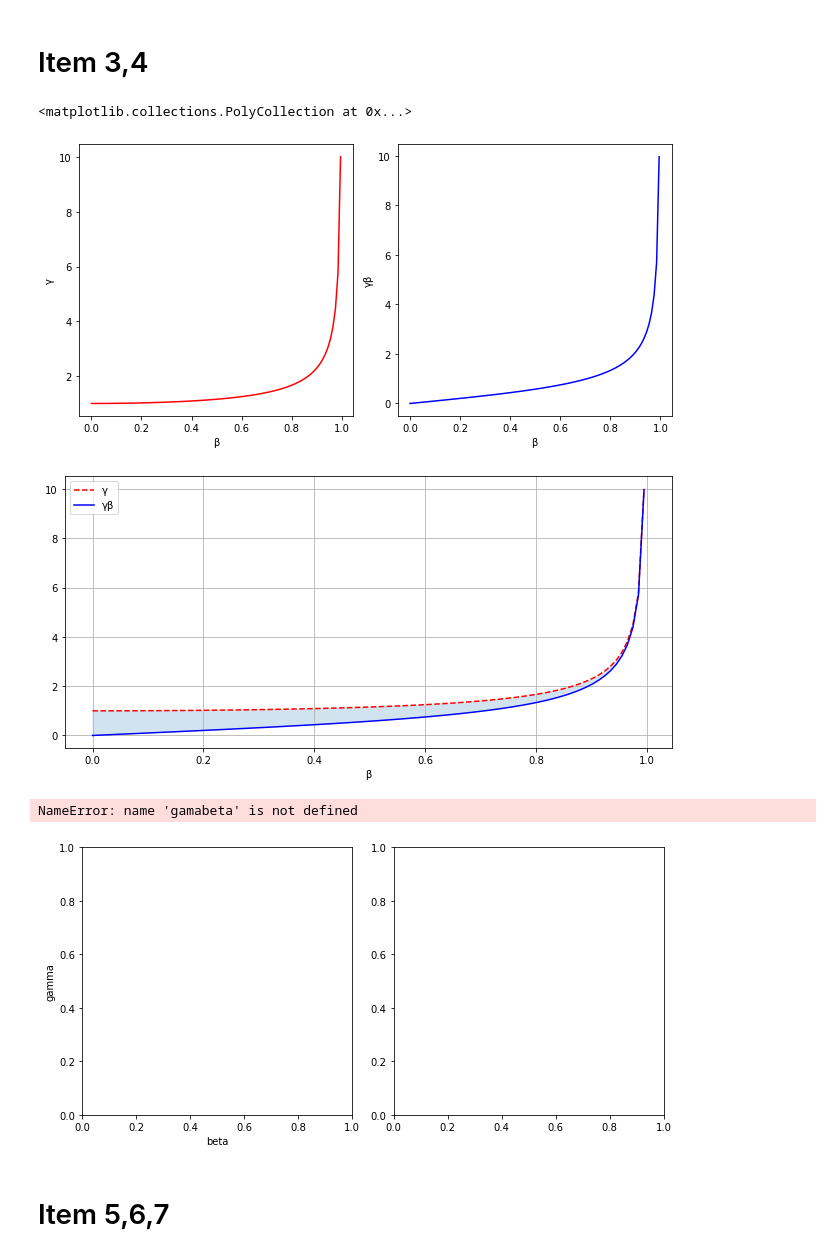
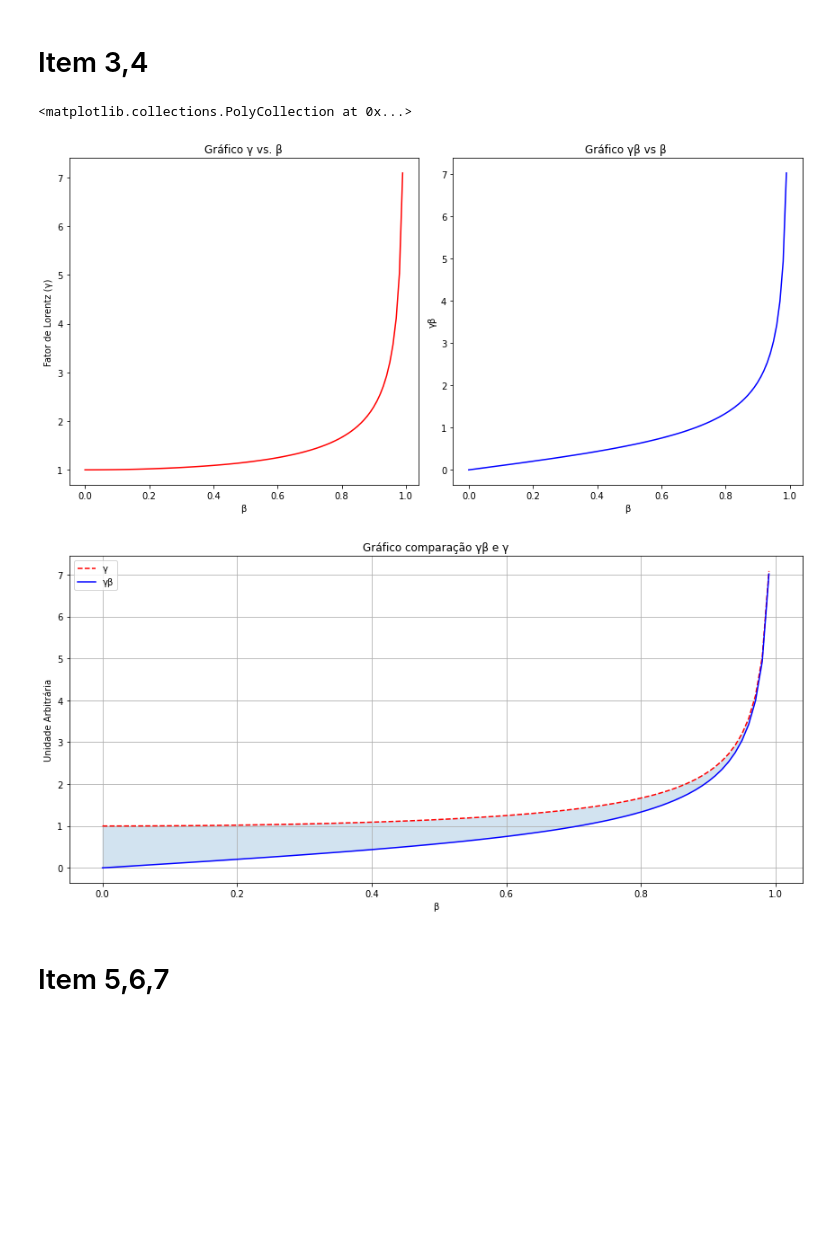
Before and after one commit to Edinaldobjr/aulas_de_python, a Jupyter notebook: Projeto1/Projeto_1.ipynb, the cells around one changed output. Cells and saved outputs as stored; diff of their text form; code cells hidden in the pictures; blank space fills up the shorter version.

```diff
--- a/Projeto1/Projeto_1.ipynb
+++ b/Projeto1/Projeto_1.ipynb
@@ -6,9 +17,10 @@
 import math as mt
 import numpy as np
 
-beta = 0.1
+beta = 0.6
 def gamma(beta):
-    return  1/(mt.sqrt(1- beta**2))
+    """Função que toma um único valor de beta como argumento e retorna gamma"""
+    return  1 / (mt.sqrt(1 - beta**2))
 
 print(gamma(beta))
 # %% [output]
@@ -19,11 +31,13 @@ print(gamma(beta))
 import math as mt
 import numpy as np
 
-beta = np.array([0.1, 0.2])
+beta = np.array([0.1, 0.2]) # Gerando um beta qualquer
+
 def gamma(beta):
+    """Função que toma o parametro beta como argumento e retorna gamma"""
     nova_lista = []
     for (i, valor) in enumerate(beta):
-        novo_elemento = 1/(mt.sqrt(1- valor**2))
+        novo_elemento = 1 / (mt.sqrt(1 - valor**2))
         nova_lista.append(novo_elemento)
     return nova_lista
 
@@ -35,71 +49,46 @@ print(gamma(beta))
 # %%
 import math as mt
 import numpy as np
 import matplotlib.pyplot as plt
-%matplotlib inline
 
-beta = np.linspace(0,0.995,100)
+# vetor de beta
+beta = np.arange(0,0.995,0.01)
 
-#gamma calculado a partir de Beta
+# gamma calculado a partir de Beta
 def gamma(beta):
+    """Função que toma beta como argumento e retorna gamma"""
     nova_lista = []
     for (i, valor) in enumerate(beta):
         novo_elemento = 1/(mt.sqrt(1- valor**2))
         nova_lista.append(novo_elemento)
     return nova_lista
 
-#print(gamma3(beta))
-
-#print(gamma(beta)*beta)
-
-
 x = beta
 
-
-fig, ax = plt.subplots(1,2,figsize=(9, 4.5), tight_layout=True )
+fig, ax = plt.subplots(1,2,figsize=(12, 6), tight_layout=True )
+ax[0].set_title('Gráfico γ vs. β')
 ax[0].set_xlabel('β')
-ax[0].set_ylabel('γ')
+ax[0].set_ylabel('Fator de Lorentz (γ)')
 ax[0].plot(x , gamma(beta), 'r-')
 
+ax[1].set_title('Gráfico γβ vs β ')
 ax[1].set_xlabel('β')
 ax[1].set_ylabel('γβ')
 ax[1].plot(x , beta*gamma(beta),'b-')
 
-#plot = plt.plot(x, gamma3(beta), 'r--', x, gamma3(beta)*beta, 'b-')  comparar os plots
-fig1, ax1 = plt.subplots(figsize=(9, 4.5), tight_layout=True )
+# comparar os plots
+fig1, ax1 = plt.subplots(figsize=(12, 6), tight_layout=True )
 ax1.plot(x, gamma(beta), 'r--', x, gamma(beta)*beta, 'b-')
 ax1.legend(['γ', 'γβ'])
+ax1.set_title('Gráfico comparação γβ e γ')
 ax1.set_xlabel('β')
+ax1.set_ylabel('Unidade Arbitrária')
 ax1.grid()
 ax1.fill_between(x,gamma(beta),gamma(beta)*beta, alpha= 0.2)
 # %% [output]
 <matplotlib.collections.PolyCollection at 0x...>
-[figure, old version]
+[figure, new version]
-[figure, old version]
+[figure, new version]
-# %%
-gamaβ = gamma(beta)*beta
-mec = 0.5110
-I = 1
-def ln_argument(gamaβ):
-    lista2 = []
-    for (i, valor) in enumerate(gamaβ):
-        novo_elemento2 = (2*mec*(valor)**2)/I
-        lista2.append(novo_elemento2)
-    return lista2
-
-#print(ln_argument(gamabeta))
-
-
-
-fig, ax = plt.subplots(1,2,figsize=(9, 4.5), tight_layout=True )
-ax[0].set_xlabel('beta')
-ax[0].set_ylabel('gamma')
-ax[0].plot(gamabeta , ln_argument(gamabeta), 'r-')
-
-ax[1].semilogy(gamabeta , ln_argument(gamabeta), 'b-')
-# %% [output]
-NameError: name 'gamabeta' is not defined
-[figure, removed]
 # %% [markdown]
 # Item 5,6,7
 # %%
```
Also changed, not shown: parts of 14 cells of this notebook.
